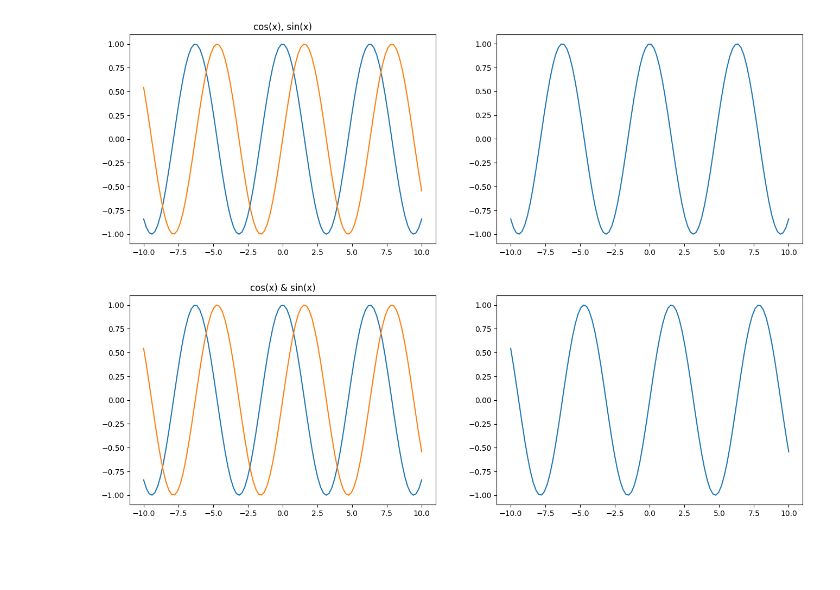
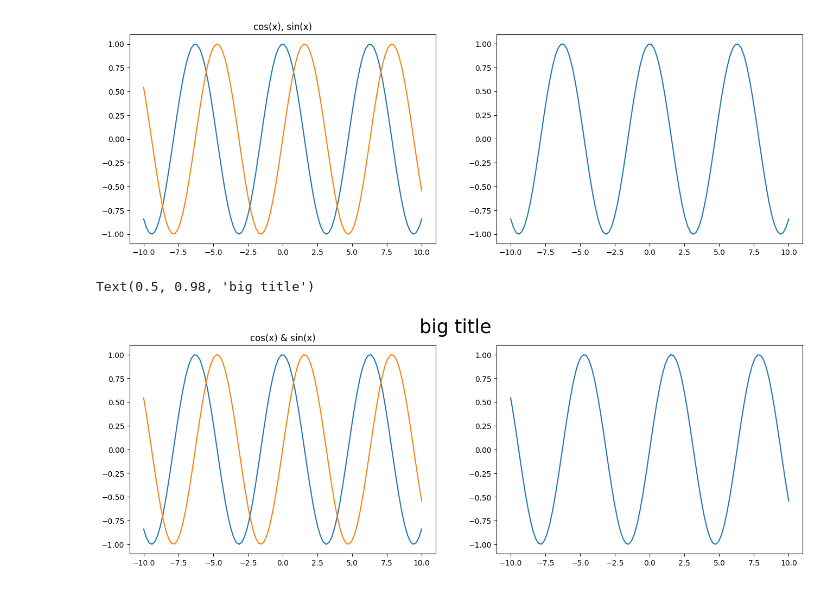
Before and after one commit to JoelOscarsson/PythonSchool, a Jupyter notebook: Code-Along/L15-Matplotlib.ipynb, the cells around one changed output. Saved outputs shown, nothing was run; the diff lists cells and outputs as text; code cells hidden in the pictures; blank space fills up the shorter version.

```diff
--- a/Code-Along/L15-Matplotlib.ipynb
+++ b/Code-Along/L15-Matplotlib.ipynb
@@ -84,10 +84,13 @@ Text(0.5, 0.98, 'Trigonometric functions')
 # %%
 fig, ax = plt.subplots(1,2, figsize=(16,5))  # 1,2 om du tar 1,3 så får du tre grafer istället
 
 ax[0].plot(x, f(x))
 ax[0].plot(x, np.sin(x))
 ax[1].plot(x, np.sin(x))
 
 ax[0].set(title = "cos(x) & sin(x)");
+
+fig.suptitle("big title", fontsize = 25)  # kör globalt
 # %% [output]
+Text(0.5, 0.98, 'big title')
-[figure, old version]
+[figure, new version]
```
